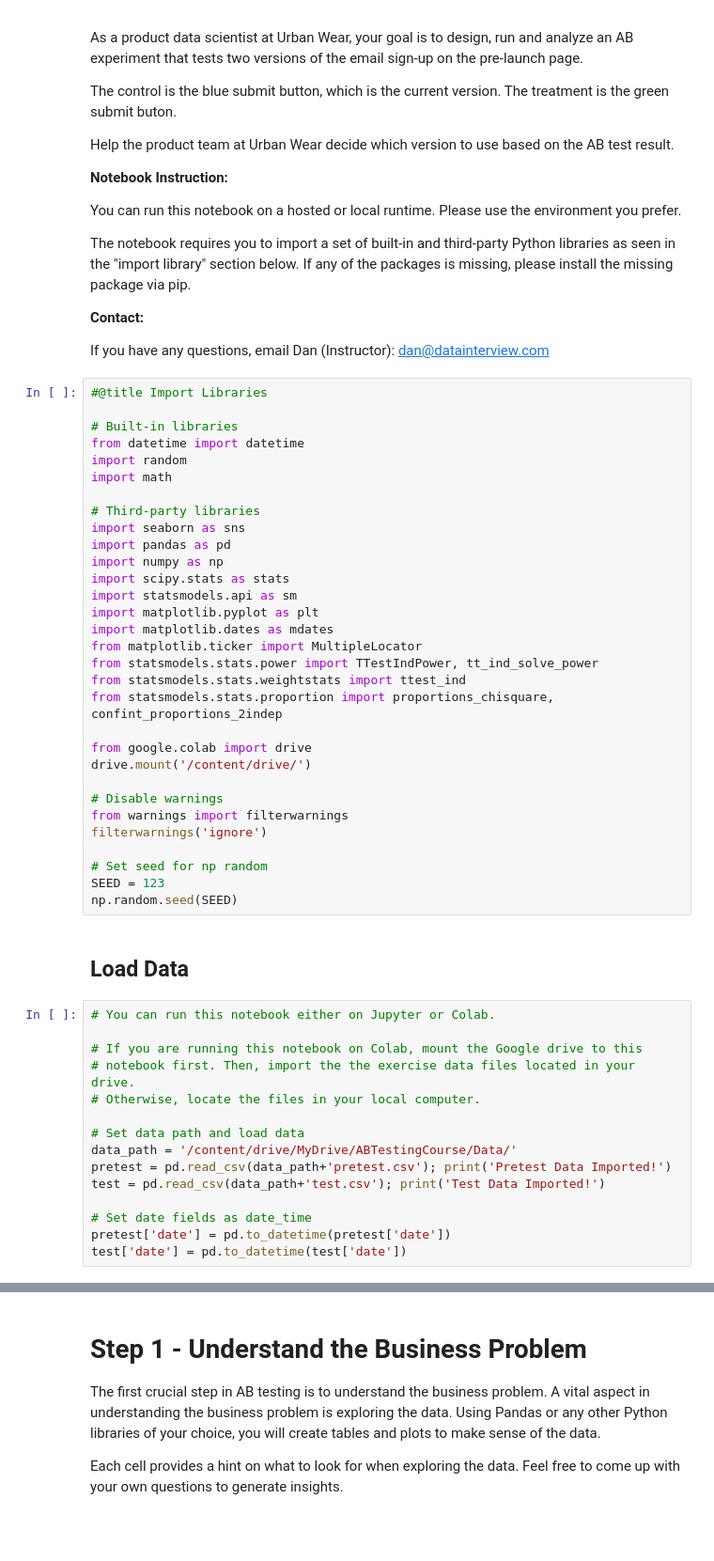
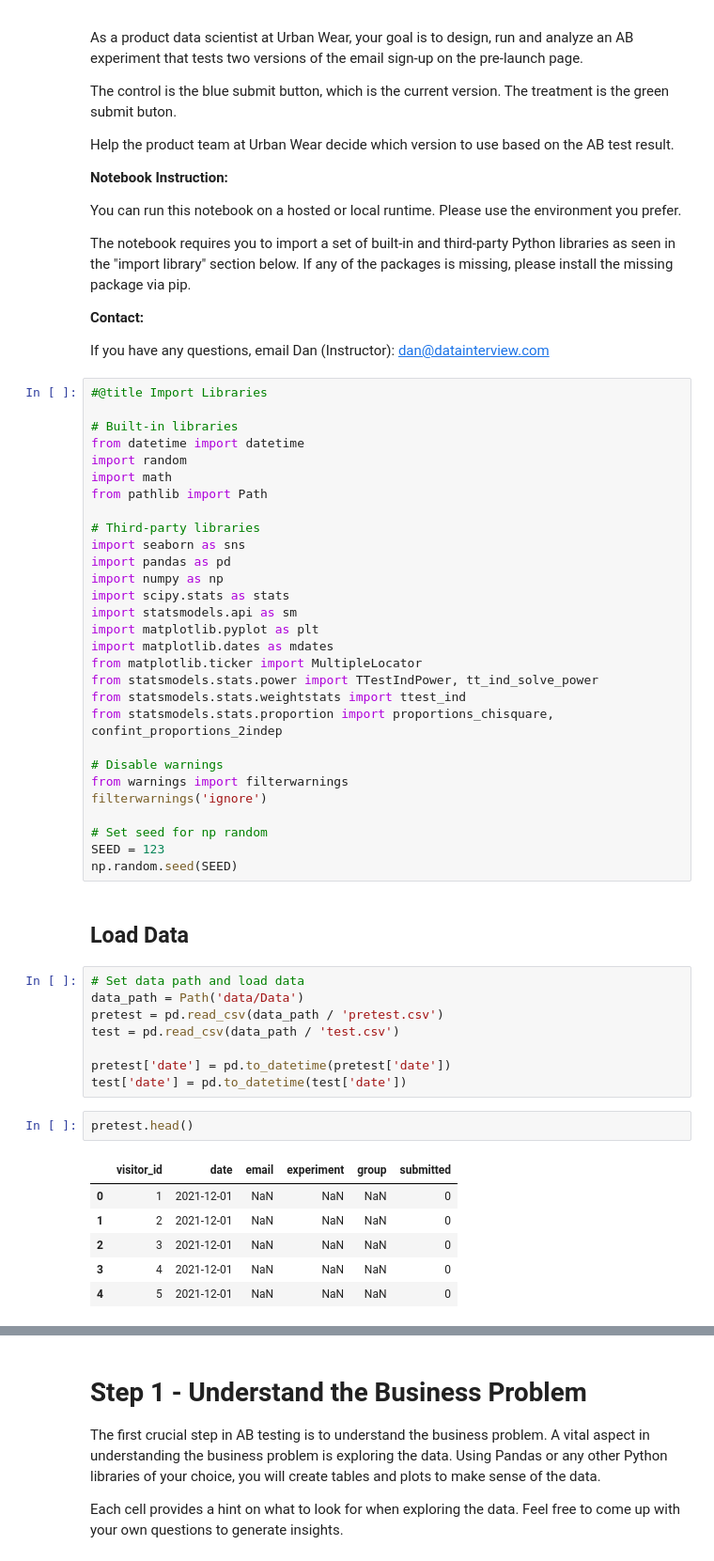
Before and after one commit to robetatis/abtesting, a Jupyter notebook: [AB Testing Course] Email Sign-Up on Urban Wear.ipynb, the cells around one changed output, grey strips where cells are left out. Shown: that part at 94% size. Cells and saved outputs as stored; diff of their text form; blank space fills up the shorter version.

```diff
--- a/[AB Testing Course] Email Sign-Up on Urban Wear.ipynb
+++ b/[AB Testing Course] Email Sign-Up on Urban Wear.ipynb
@@ -25,6 +25,7 @@ If you have any questions, email Dan (Instructor): dan@datainterview.com
 from datetime import datetime
 import random
 import math
+from pathlib import Path
 
 # Third-party libraries
 import seaborn as sns
@@ -39,9 +40,6 @@ from statsmodels.stats.power import TTestIndPower, tt_ind_solve_power
 from statsmodels.stats.weightstats import ttest_ind
 from statsmodels.stats.proportion import proportions_chisquare, confint_proportions_2indep
 
-from google.colab import drive
-drive.mount('/content/drive/')
-
 # Disable warnings
 from warnings import filterwarnings
 filterwarnings('ignore')
@@ -52,17 +50,19 @@ np.random.seed(SEED)
 # %% [markdown]
 ## Load Data
 # %%
-# You can run this notebook either on Jupyter or Colab.
+# Set data path and load data
+data_path = Path('data/Data')
+pretest = pd.read_csv(data_path / 'pretest.csv')
+test = pd.read_csv(data_path / 'test.csv')
 
-# If you are running this notebook on Colab, mount the Google drive to this
-# notebook first. Then, import the the exercise data files located in your drive.
-# Otherwise, locate the files in your local computer.
-
-# Set data path and load data
-data_path = '/content/drive/MyDrive/ABTestingCourse/Data/'
-pretest = pd.read_csv(data_path+'pretest.csv'); print('Pretest Data Imported!')
-test = pd.read_csv(data_path+'test.csv'); print('Test Data Imported!')
-
-# Set date fields as date_time
 pretest['date'] = pd.to_datetime(pretest['date'])
 test['date'] = pd.to_datetime(test['date'])
+# %%
+pretest.head()
+# %% [output]
+|  | visitor_id | date | email | experiment | group | submitted |
+| 0 | 1 | 2021-12-01 | NaN | NaN | NaN | 0 |
+| 1 | 2 | 2021-12-01 | NaN | NaN | NaN | 0 |
+| 2 | 3 | 2021-12-01 | NaN | NaN | NaN | 0 |
+| 3 | 4 | 2021-12-01 | NaN | NaN | NaN | 0 |
+| 4 | 5 | 2021-12-01 | NaN | NaN | NaN | 0 |
```
Also changed, not shown: parts of 1 cell of this notebook, 1 other file.
